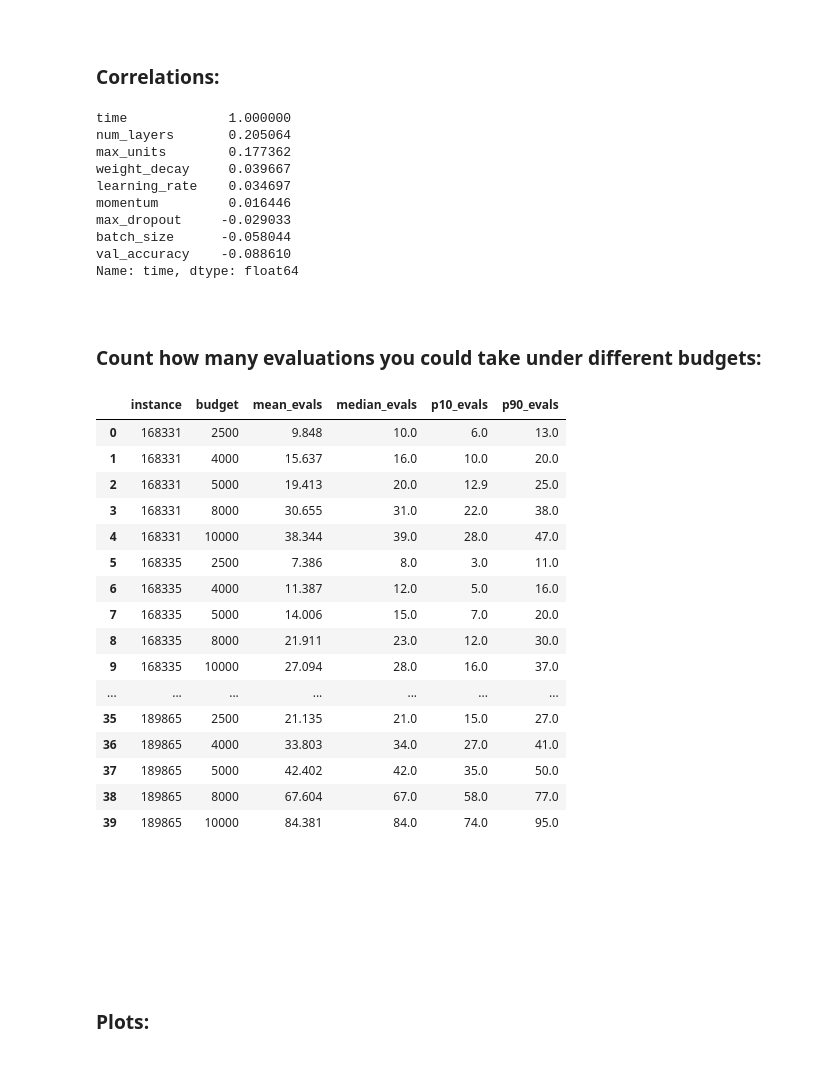
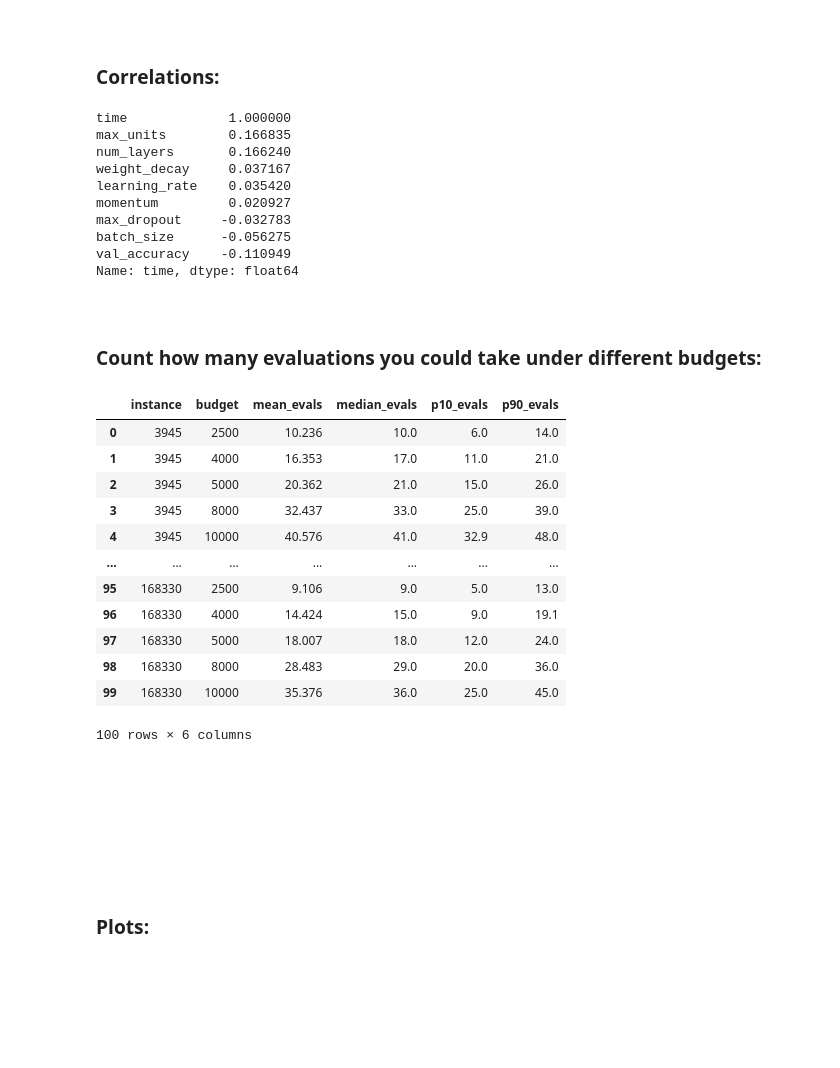
Before and after one commit to yungtoby/master-thesis-code, a Jupyter notebook: notebooks/explore_yahpo_costs.ipynb, the cells around one changed output. Cells and saved outputs as stored; diff of their text form; code cells hidden in the pictures; blank space fills up the shorter version.

```diff
--- a/notebooks/explore_yahpo_costs_28_instance.ipynb
+++ b/notebooks/explore_yahpo_costs.ipynb
@@ -9,11 +9,8 @@ import pandas as pd
 import matplotlib.pyplot as plt
 import numpy as np
 
-df_1 = pd.read_csv("cost_exploration/yahpo_costs_test8.csv")
-df_1["val_accuracy_scaled"] = df_1["val_accuracy"] * 0.01
-
-df_2 = pd.read_csv("cost_exploration/yahpo_costs_train20.csv")
-df_2["val_accuracy_scaled"] = df_2["val_accuracy"] * 0.01
+df = pd.read_csv("cost_exploration/yahpo_costs_train20.csv")
+df["val_accuracy_scaled"] = df["val_accuracy"] * 0.01
 # %% [markdown]
 ### Get percentiles:
 # %%
@@ -105,19 +72,18 @@ cols = [
     "weight_decay",
 ]
 
-df_together = pd.concat([df_1, df_2], ignore_index=True)
 
-df_together[cols].corr(numeric_only=True)["time"].sort_values(ascending=False)
+df[cols].corr(numeric_only=True)["time"].sort_values(ascending=False)
 # %% [output]
 time             1.000000
-num_layers       0.205064
-max_units        0.177362
-weight_decay     0.039667
-learning_rate    0.034697
-momentum         0.016446
-max_dropout     -0.029033
-batch_size      -0.058044
-val_accuracy    -0.088610
+max_units        0.166835
+num_layers       0.166240
+weight_decay     0.037167
+learning_rate    0.035420
+momentum         0.020927
+max_dropout     -0.032783
+batch_size      -0.056275
+val_accuracy    -0.110949
 Name: time, dtype: float64
 # %% [markdown]
 &nbsp;
@@ -132,50 +98,46 @@ def evals_until_budget(costs, budget, n_repeats=1000, seed=0):
 
     for _ in range(n_repeats):
         order = rng.permutation(costs)
         cumulative = np.cumsum(order)
         count = np.searchsorted(cumulative, budget, side="right")
         counts.append(count)
 
     return np.array(counts)
 
 
 budgets = [2500, 4000, 5000, 8000, 10000]
 rows = []
 
-for instance, g in df_1.groupby("instance"):
+for instance, g in df.groupby("instance"):
     for budget in budgets:
         counts = evals_until_budget(g["time"].values, budget)
         rows.append(
             {
                 "instance": instance,
                 "budget": budget,
                 "mean_evals": counts.mean(),
                 "median_evals": np.median(counts),
                 "p10_evals": np.quantile(counts, 0.1),
                 "p90_evals": np.quantile(counts, 0.9),
             }
         )
 
 eval_counts = pd.DataFrame(rows)
 eval_counts
 # %% [output]
 |  | instance | budget | mean_evals | median_evals | p10_evals | p90_evals |
-| 0 | 168331 | 2500 | 9.848 | 10.0 | 6.0 | 13.0 |
-| 1 | 168331 | 4000 | 15.637 | 16.0 | 10.0 | 20.0 |
-| 2 | 168331 | 5000 | 19.413 | 20.0 | 12.9 | 25.0 |
-| 3 | 168331 | 8000 | 30.655 | 31.0 | 22.0 | 38.0 |
-| 4 | 168331 | 10000 | 38.344 | 39.0 | 28.0 | 47.0 |
-| 5 | 168335 | 2500 | 7.386 | 8.0 | 3.0 | 11.0 |
-| 6 | 168335 | 4000 | 11.387 | 12.0 | 5.0 | 16.0 |
-| 7 | 168335 | 5000 | 14.006 | 15.0 | 7.0 | 20.0 |
-| 8 | 168335 | 8000 | 21.911 | 23.0 | 12.0 | 30.0 |
-| 9 | 168335 | 10000 | 27.094 | 28.0 | 16.0 | 37.0 |
+| 0 | 3945 | 2500 | 10.236 | 10.0 | 6.0 | 14.0 |
+| 1 | 3945 | 4000 | 16.353 | 17.0 | 11.0 | 21.0 |
+| 2 | 3945 | 5000 | 20.362 | 21.0 | 15.0 | 26.0 |
+| 3 | 3945 | 8000 | 32.437 | 33.0 | 25.0 | 39.0 |
+| 4 | 3945 | 10000 | 40.576 | 41.0 | 32.9 | 48.0 |
 | ... | ... | ... | ... | ... | ... | ... |
-| 35 | 189865 | 2500 | 21.135 | 21.0 | 15.0 | 27.0 |
-| 36 | 189865 | 4000 | 33.803 | 34.0 | 27.0 | 41.0 |
-| 37 | 189865 | 5000 | 42.402 | 42.0 | 35.0 | 50.0 |
-| 38 | 189865 | 8000 | 67.604 | 67.0 | 58.0 | 77.0 |
-| 39 | 189865 | 10000 | 84.381 | 84.0 | 74.0 | 95.0 |
+| 95 | 168330 | 2500 | 9.106 | 9.0 | 5.0 | 13.0 |
+| 96 | 168330 | 4000 | 14.424 | 15.0 | 9.0 | 19.1 |
+| 97 | 168330 | 5000 | 18.007 | 18.0 | 12.0 | 24.0 |
+| 98 | 168330 | 8000 | 28.483 | 29.0 | 20.0 | 36.0 |
+| 99 | 168330 | 10000 | 35.376 | 36.0 | 25.0 | 45.0 |
+100 rows × 6 columns
 # %% [markdown]
 &nbsp;
 
```
Also changed, not shown: parts of 30 cells of this notebook, 1 other file.
